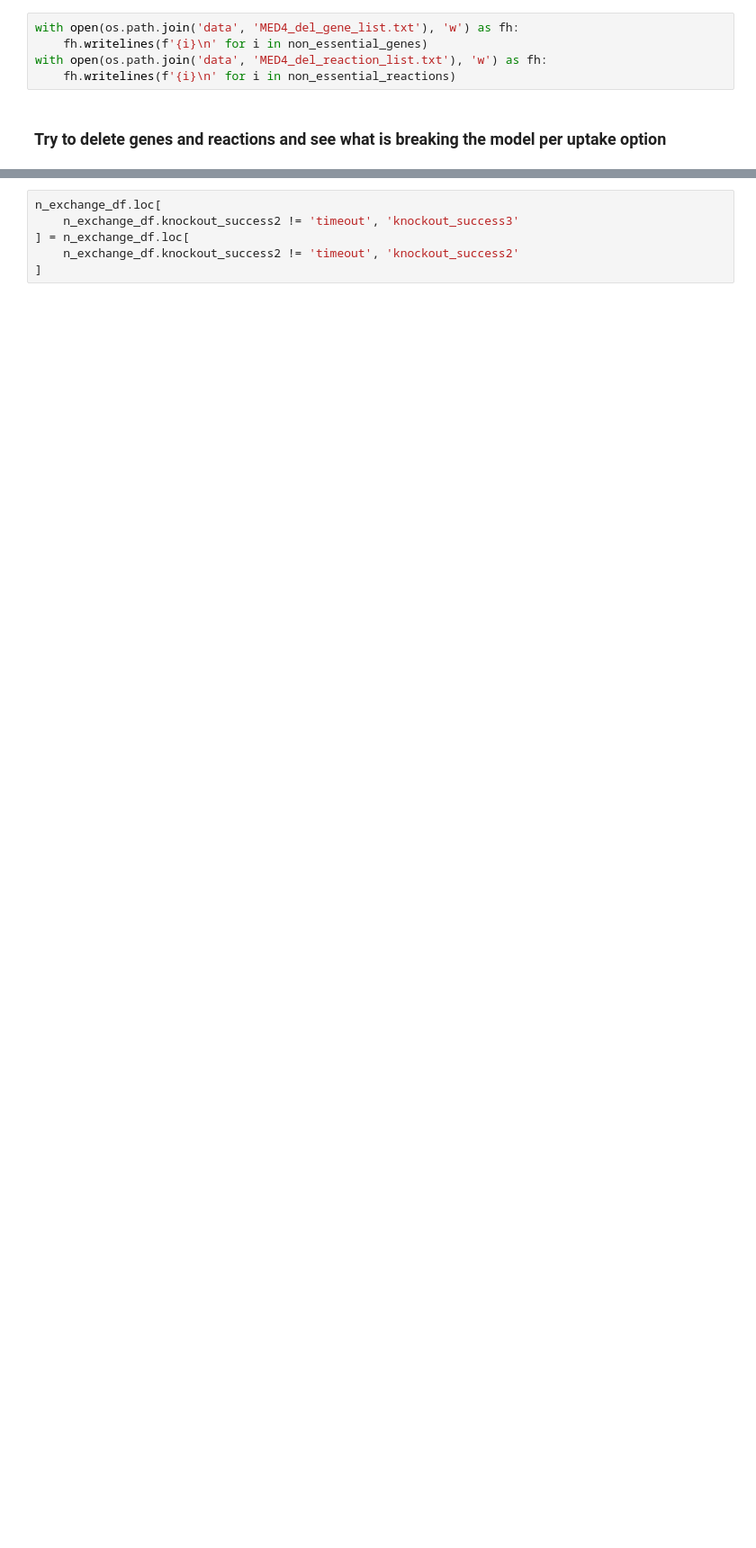
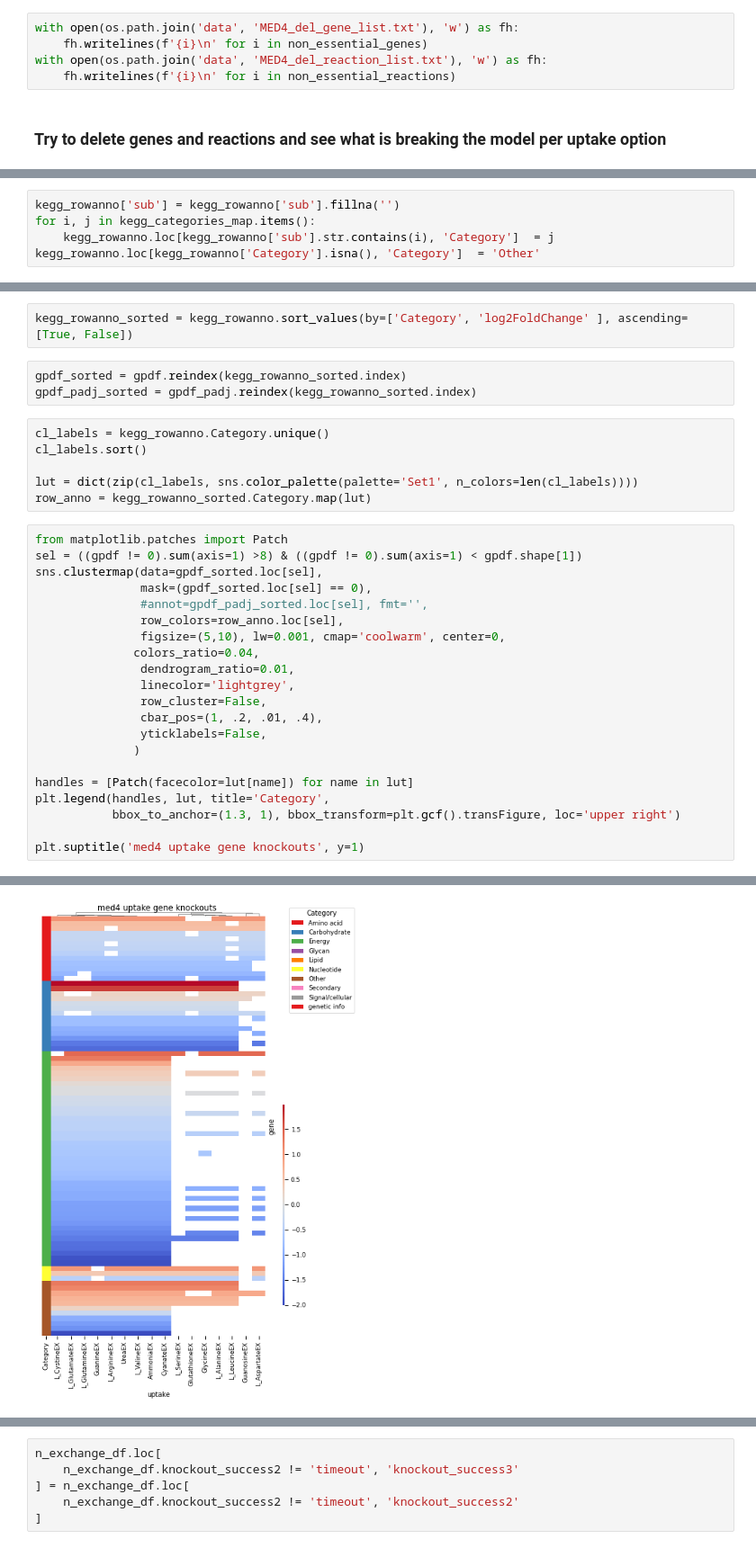
Before and after one commit to wosnat/Prochlorococcus_Model, a Jupyter notebook: N_Starvation/CC1A3_N_knockouts.ipynb, the cells around one changed output, grey strips where cells are left out. Shown at 90% size. Saved outputs shown, nothing was run; the diff lists cells and outputs as text; blank space fills up the shorter version.

```diff
--- a/N_Starvation/CC1A3_N_knockouts.ipynb
+++ b/N_Starvation/CC1A3_N_knockouts.ipynb
@@ -363,0 +771,5 @@ uptake_reaction_knockout_df = pd.concat([_reaction_deletion_uptake(u) for u in d
+# %%
+kegg_rowanno['sub'] = kegg_rowanno['sub'].fillna('')
+for i, j in kegg_categories_map.items():
+    kegg_rowanno.loc[kegg_rowanno['sub'].str.contains(i), 'Category']  = j
+kegg_rowanno.loc[kegg_rowanno['Category'].isna(), 'Category']  = 'Other'
@@ -363,0 +799,33 @@ uptake_reaction_knockout_df = pd.concat([_reaction_deletion_uptake(u) for u in d
+# %%
+kegg_rowanno_sorted = kegg_rowanno.sort_values(by=['Category', 'log2FoldChange' ], ascending=[True, False])
+# %%
+gpdf_sorted = gpdf.reindex(kegg_rowanno_sorted.index)
+gpdf_padj_sorted = gpdf_padj.reindex(kegg_rowanno_sorted.index)
+# %%
+cl_labels = kegg_rowanno.Category.unique()
+cl_labels.sort()
+
+lut = dict(zip(cl_labels, sns.color_palette(palette='Set1', n_colors=len(cl_labels))))
+row_anno = kegg_rowanno_sorted.Category.map(lut)
+# %%
+from matplotlib.patches import Patch
+sel = ((gpdf != 0).sum(axis=1) >8) & ((gpdf != 0).sum(axis=1) < gpdf.shape[1])
+sns.clustermap(data=gpdf_sorted.loc[sel],
+               mask=(gpdf_sorted.loc[sel] == 0),
+               #annot=gpdf_padj_sorted.loc[sel], fmt='',
+               row_colors=row_anno.loc[sel],
+               figsize=(5,10), lw=0.001, cmap='coolwarm', center=0,
+              colors_ratio=0.04,
+               dendrogram_ratio=0.01,
+               linecolor='lightgrey',
+               row_cluster=False,
+               cbar_pos=(1, .2, .01, .4),
+               yticklabels=False,
+              )
+
+handles = [Patch(facecolor=lut[name]) for name in lut]
+plt.legend(handles, lut, title='Category',
+           bbox_to_anchor=(1.3, 1), bbox_transform=plt.gcf().transFigure, loc='upper right')
+
+plt.suptitle('med4 uptake gene knockouts', y=1)
+# %% [output]
@@ -363,0 +833 @@ uptake_reaction_knockout_df = pd.concat([_reaction_deletion_uptake(u) for u in d
+[figure, added]
```
Also changed, not shown: parts of 119 cells of this notebook, 23 other files.
